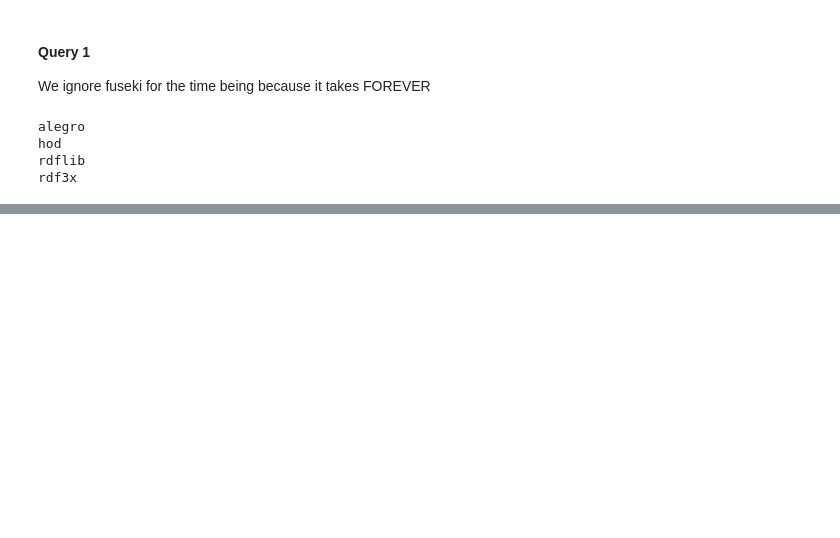
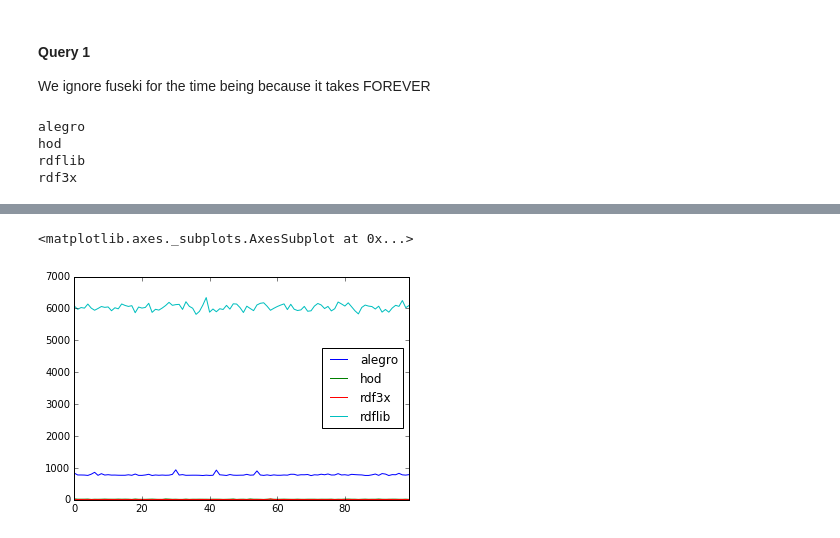
Before and after one commit to gtfierro/brick_database_eval, a Jupyter notebook: Results.ipynb, the cells around one changed output, grey strips where cells are left out. Drawn from its saved outputs; the diff is of its cells as text; code cells hidden in the pictures; blank space fills up the shorter version.

```diff
--- a/Results.ipynb
+++ b/Results.ipynb
@@ -510,0 +554,6 @@ df_q1.describe()
+# %%
+df_q2 = pd.DataFrame.from_records(data)
+df_q2.plot()
+# %% [output]
+<matplotlib.axes._subplots.AxesSubplot at 0x...>
+[figure, added]
```
Also changed, not shown: parts of 17 cells of this notebook.
